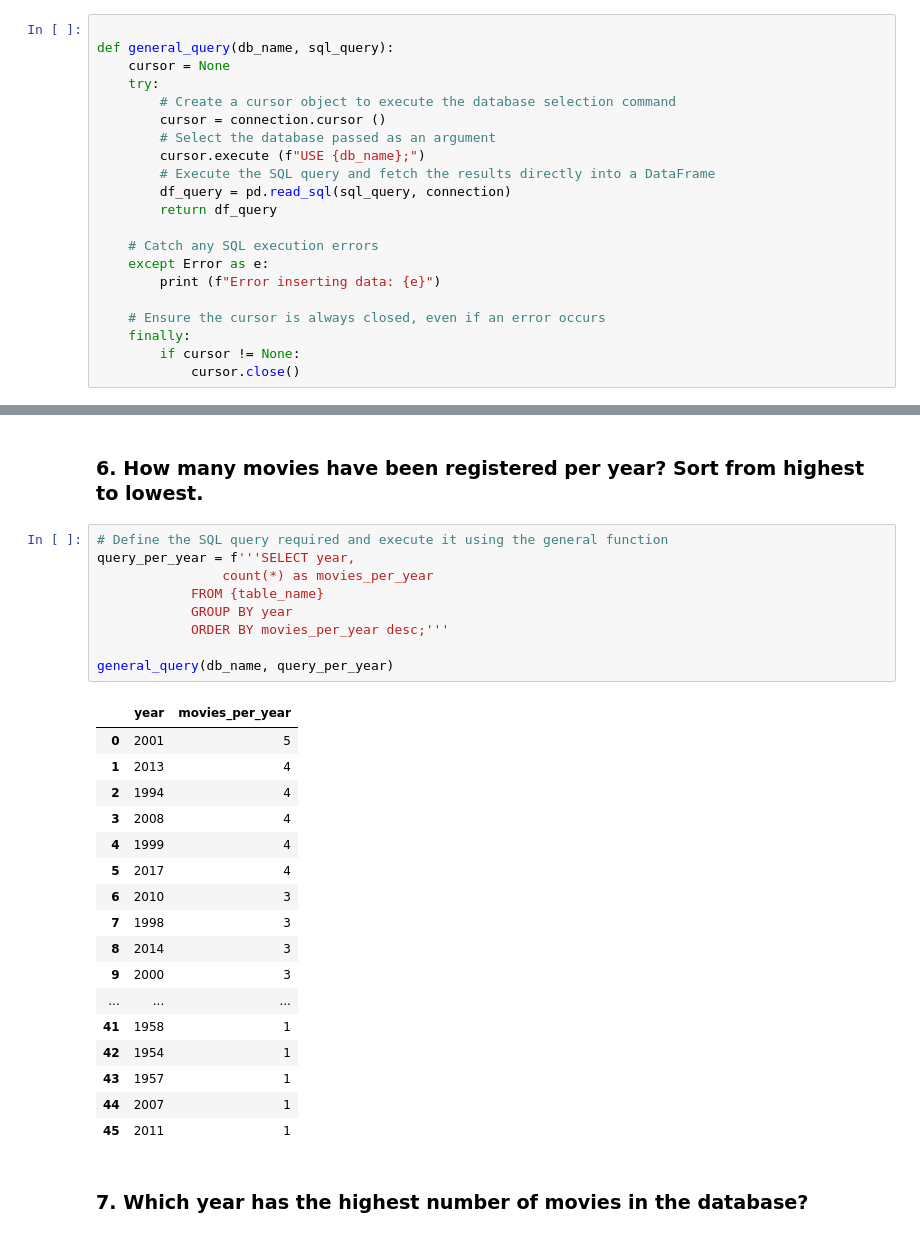
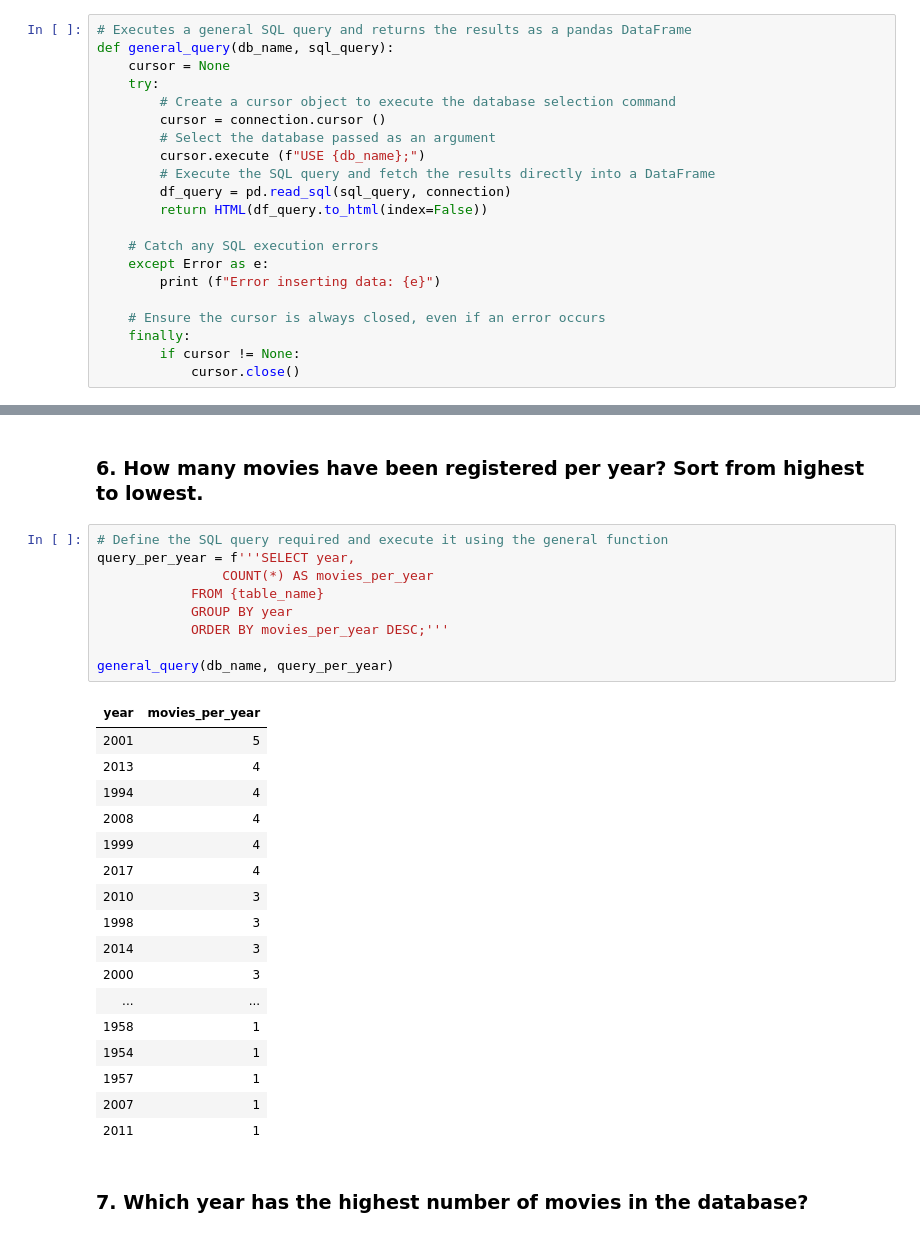
Before and after one commit to Adalab/bda-modulo-2-evaluacion-final-MATC-90, a Jupyter notebook: Ejercicio_final_SQL_phyton.ipynb, the cells around one changed output, grey strips where cells are left out. Saved outputs shown, nothing was run; the diff lists cells and outputs as text.

```diff
--- a/Ejercicio_final_SQL_phyton.ipynb
+++ b/Ejercicio_final_SQL_phyton.ipynb
@@ -253,7 +258,7 @@ Successfully inserted 100 new records
 # %% [markdown]
 ## Phase 4: Querying the Data
 # %%
-
+# Executes a general SQL query and returns the results as a pandas DataFrame
 def general_query(db_name, sql_query):
     cursor = None
     try:
@@ -263,7 +268,7 @@ def general_query(db_name, sql_query):
         cursor.execute (f"USE {db_name};")
         # Execute the SQL query and fetch the results directly into a DataFrame
         df_query = pd.read_sql(sql_query, connection)
-        return df_query
+        return HTML(df_query.to_html(index=False))
 
     # Catch any SQL execution errors
     except Error as e:
@@ -402,30 +407,30 @@ general_query(db_name, query_runtime_genre)
 # %%
 # Define the SQL query required and execute it using the general function
 query_per_year = f'''SELECT year,
-                count(*) as movies_per_year
+                COUNT(*) AS movies_per_year
             FROM {table_name}
             GROUP BY year
-            ORDER BY movies_per_year desc;'''
+            ORDER BY movies_per_year DESC;'''
 
 general_query(db_name, query_per_year)
 # %% [output]
-|  | year | movies_per_year |
-| 0 | 2001 | 5 |
-| 1 | 2013 | 4 |
-| 2 | 1994 | 4 |
-| 3 | 2008 | 4 |
-| 4 | 1999 | 4 |
-| 5 | 2017 | 4 |
-| 6 | 2010 | 3 |
-| 7 | 1998 | 3 |
-| 8 | 2014 | 3 |
-| 9 | 2000 | 3 |
-| ... | ... | ... |
-| 41 | 1958 | 1 |
-| 42 | 1954 | 1 |
-| 43 | 1957 | 1 |
-| 44 | 2007 | 1 |
-| 45 | 2011 | 1 |
+| year | movies_per_year |
+| 2001 | 5 |
+| 2013 | 4 |
+| 1994 | 4 |
+| 2008 | 4 |
+| 1999 | 4 |
+| 2017 | 4 |
+| 2010 | 3 |
+| 1998 | 3 |
+| 2014 | 3 |
+| 2000 | 3 |
+| ... | ... |
+| 1958 | 1 |
+| 1954 | 1 |
+| 1957 | 1 |
+| 2007 | 1 |
+| 2011 | 1 |
 # %% [markdown]
 ### 7. Which year has the highest number of movies in the database?
 # %%
```
Also changed, not shown: parts of 12 cells of this notebook, 1 other file.
